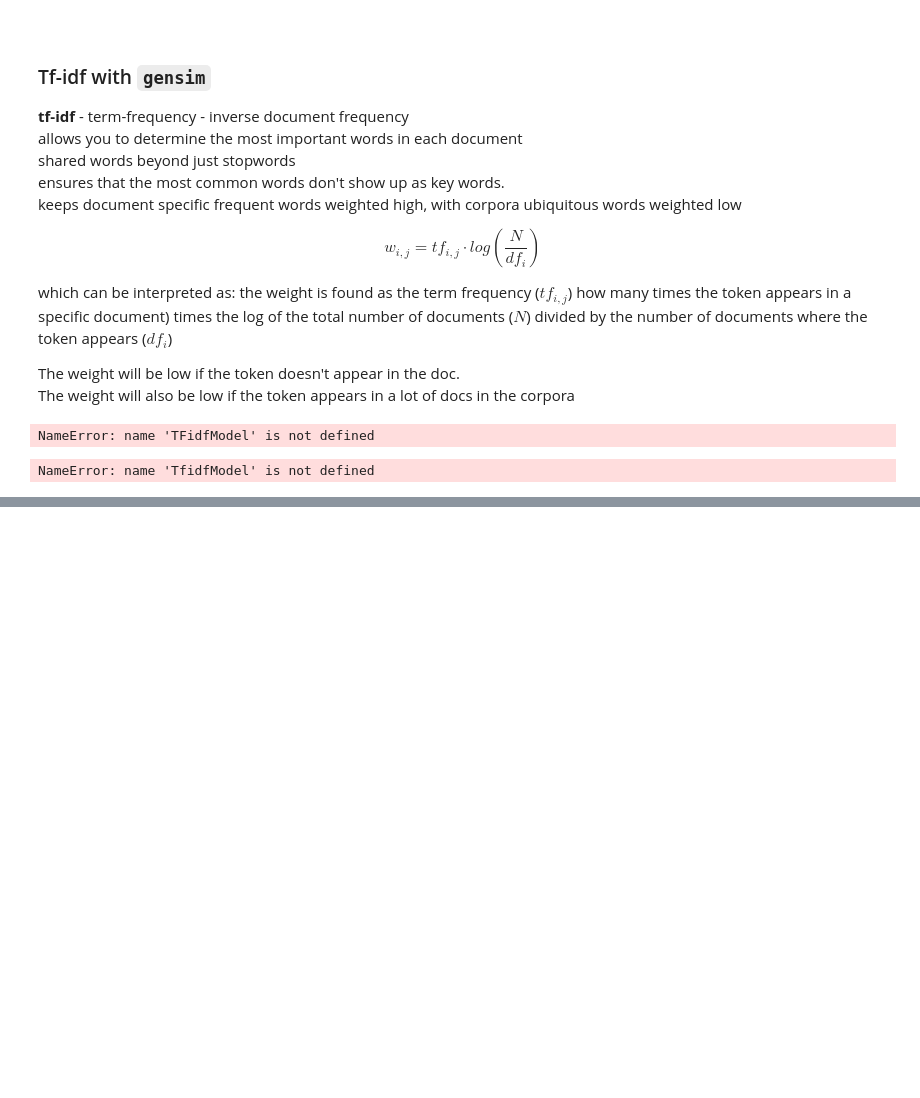
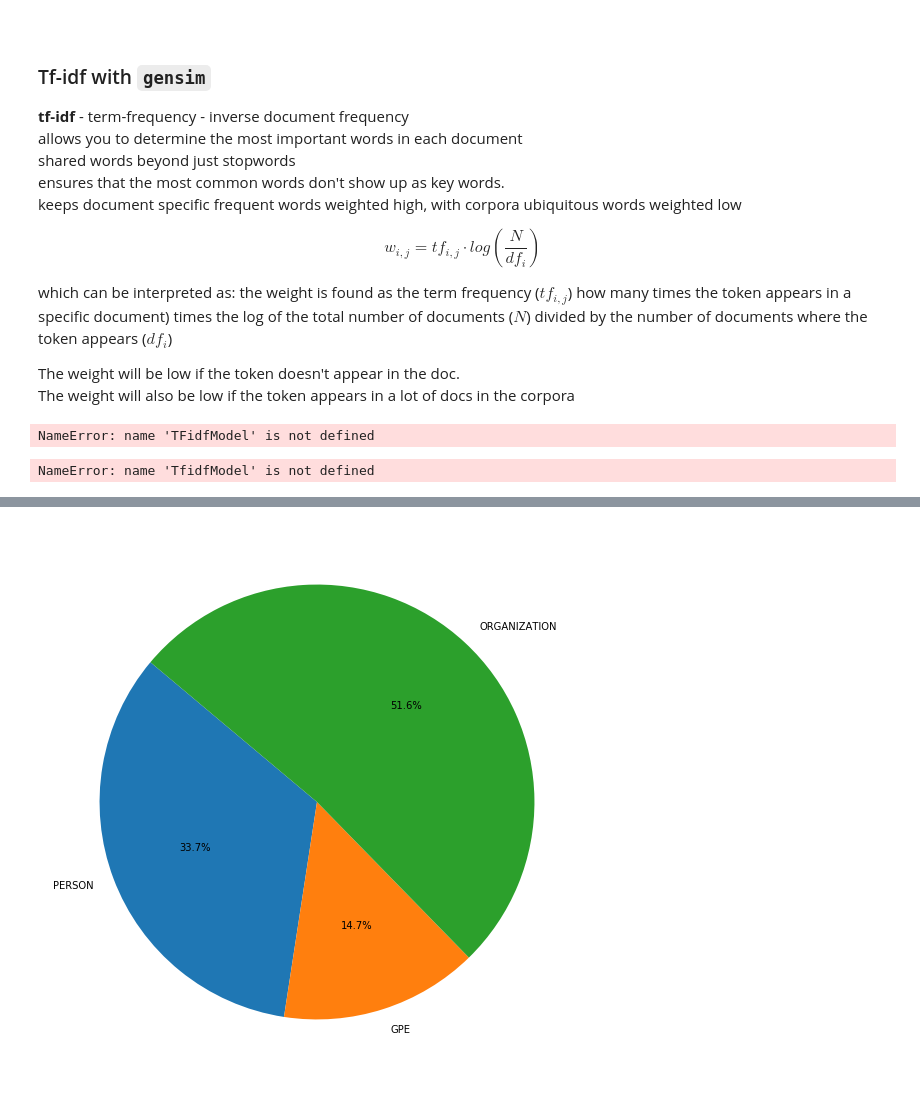
Before and after one commit to SmilodonCub/ReadingLearningTinkering, a Jupyter notebook: DataCamp/NLP_inPython/Intro_2NLP_inPython.ipynb, the cells around one changed output, grey strips where cells are left out. Drawn from its saved outputs; the diff is of its cells as text; code cells hidden in the pictures; blank space fills up the shorter version.

```diff
--- a/DataCamp/NLP_inPython/Intro_2NLP_inPython.ipynb
+++ b/DataCamp/NLP_inPython/Intro_2NLP_inPython.ipynb
@@ -523,0 +532,20 @@ NameError: name 'TfidfModel' is not defined
+# %%
+import nltk
+
+# Tokenize the article into sentences: sentences
+sentences = nltk.sent_tokenize( article )
+
+# Tokenize each sentence into words: token_sentences
+token_sentences = [nltk.word_tokenize( sent ) for sent in sentences]
+
+# Tag each tokenized sentence into parts of speech: pos_sentences
+pos_sentences = [nltk.pos_tag( sent ) for sent in token_sentences]
+
+# Create the named entity chunks: chunked_sentences
+chunked_sentences = nltk.ne_chunk_sents(  pos_sentences, binary=True)
+
+# Test for stems of the tree with 'NE' tags
+for sent in chunked_sentences:
+    for chunk in sent:
+        if hasattr(chunk, "label") and chunk.label() == "NE":
+            print(chunk)
@@ -523,0 +570,26 @@ NameError: name 'TfidfModel' is not defined
+# %%
+# Create the non-binary named entity chunks: chunked_sentences
+chunked_sentences = nltk.ne_chunk_sents(  pos_sentences, binary=False)
+
+# Create the defaultdict: ner_categories
+ner_categories = defaultdict(int)
+
+# Create the nested for loop
+for sent in chunked_sentences:
+    for chunk in sent:
+        if hasattr(chunk, 'label'):
+            ner_categories[chunk.label()] += 1
+
+# Create a list from the dictionary keys for the chart labels: labels
+labels = list(ner_categories.keys())
+
+# Create a list of the values: values
+values = [ner_categories.get(v) for v in labels]
+
+# Create the pie chart
+plt.pie(values, labels=labels, autopct='%1.1f%%', startangle=140)
+
+# Display the chart
+plt.show()
+# %% [output]
+[figure, added]
```
Also changed, not shown: parts of 32 cells of this notebook.
